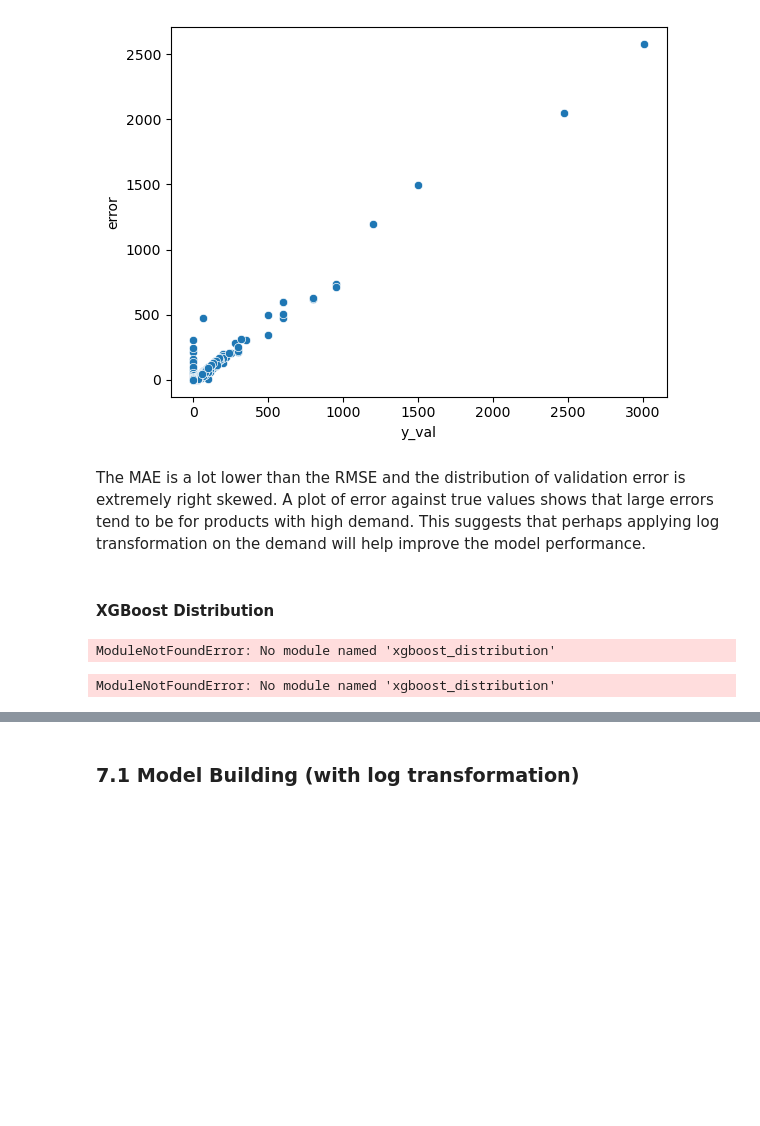
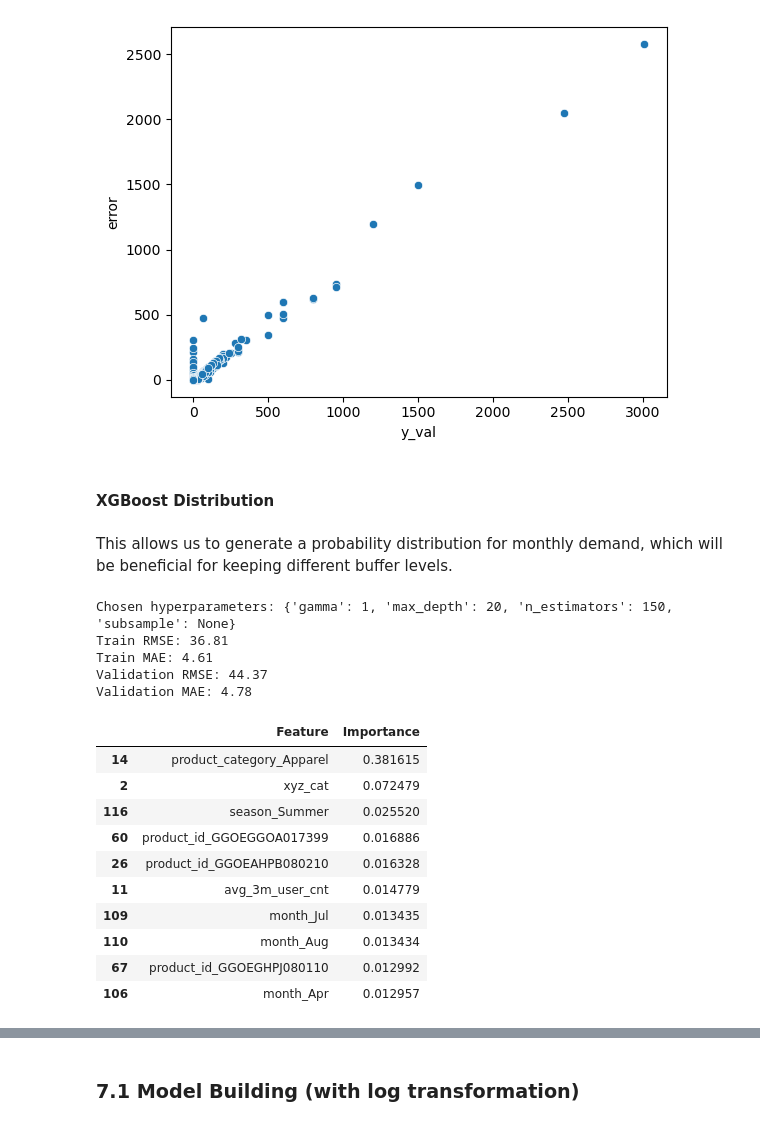
Before and after one commit to woobrandon/DSA3101-Potato-Wedges, a Jupyter notebook: SubgroupB/DemandForecasting.ipynb, the cells around one changed output, grey strips where cells are left out. Cells and saved outputs as stored; diff of their text form; code cells hidden in the pictures; blank space fills up the shorter version.

```diff
--- a/SubgroupB/DemandForecasting.ipynb
+++ b/SubgroupB/DemandForecasting.ipynb
@@ -792,7 +673,7 @@ sns.scatterplot(data = error_qty_df, x = 'y_val', y = 'error')
 # %% [output]
 <Axes: xlabel='y_val', ylabel='error'>
 [figure]
-# %% [markdown]
-The MAE is a lot lower than the RMSE and the distribution of validation error is extremely right skewed. A plot of error against true values shows that large errors tend to be for products with high demand. This suggests that perhaps applying log transformation on the demand will help improve the model performance.
 # %% [markdown]
 #### XGBoost Distribution
+# %% [markdown]
+This allows us to generate a probability distribution for monthly demand, which will be beneficial for keeping different buffer levels.
@@ -799,47 +685,59 @@ The MAE is a lot lower than the RMSE and the distribution of validation error is
 # %%
-from xgboost_distribution import XGBDistribution
-
 param_grid = {
-    'max_depth': [15, 20, 25],
-    'colsample_bytree': [0.7, 0.8, 0.9],
-    'subsample': [0.7, 0.8, 0.9],
-    'n_estimators': [150, 200]
+    'max_depth': [20, 25],
+    'subsample': [0.8, None],
+    'n_estimators': [150, 200],
+    'gamma': [0.9, 0.95, 1]
 }
 
-xgbd = XGBDistribution(distribution = 'negative_binomial', random_state = 123, objective = "reg:squarederror")
+xgbd = XGBDistribution(distribution = 'poisson', random_state = 123, gamma = 0.95, reg_lambda = 5, learning_rate = 0.01)
 
 xgbd_grid_search = GridSearchCV(estimator = xgbd, param_grid = param_grid,
-                          cv = 5, n_jobs = -1, verbose = 2, scoring = rmse_scorer)
+                          cv = 5, n_jobs = -1, verbose = 2, scoring = rmse_scorer_xgbd)
 xgbd_grid_search.fit(X_train_rfecv, y_train)
-# %% [output]
-ModuleNotFoundError: No module named 'xgboost_distribution'
 # %%
-from xgboost_distribution import XGBDistribution
+# xgbd_best_model = XGBDistribution(distribution = 'poisson', random_state = 123,
+#                                   gamma = 1, reg_lambda = 5,
+#                                   learning_rate = 0.01, max_depth = 20, n_estimators = 150, subsample = None)
+# xgbd_best_model.fit(X_train_rfecv, y_train)
 
-xgbd_best_model = XGBDistribution(distribution = 'negative_binomial', random_state = 123, objective = "reg:squarederror",
-                                  colsample_by_tree = 0.7, gamma = 0.95, reg_lambda = 5,
-                                  learning_rate = 0.01, max_depth = 20, n_estimators = 200, subsample = 0.8)
-xgbd_best_model.fit(X_train_rfecv, y_train)
+print(f'Chosen hyperparameters: {xgbd_grid_search.best_params_}')
+# print(f'Preset hyperparameters: {xgbd.get_params()}')
+xgbd_best_model = xgbd_grid_search.best_estimator_
+# print(xgbd_best_model_cv.get_params())
+# print(xgbd_best_model.get_params())
 
-# print(f'Chosen hyperparameters: {xgbd_grid_search.best_params_}')
-# xgbd_best_model = xgbd_grid_search.best_estimator_
-
-y_train_pred = xgbd_best_model.predict(X_train_rfecv)[:,0]
+y_train_pred = xgbd_best_model.predict(X_train_rfecv)[0]
 train_errors = abs(y_train - y_train_pred)
 print(f'Train RMSE: {round(mean_squared_error(y_train, y_train_pred, squared = False), 2)}')
 print(f'Train MAE: {round(np.mean(abs(y_train - y_train_pred)), 2)}')
 
 
-y_val_pred = xgbd_best_model.predict(X_val_rfecv)[:,0]
+y_val_pred = xgbd_best_model.predict(X_val_rfecv)[0]
 val_errors = abs(y_val - y_val_pred)
 print(f'Validation RMSE: {round(mean_squared_error(y_val, y_val_pred, squared = False), 2)}')
 print(f'Validation MAE: {round(np.mean(abs(y_val - y_val_pred)), 2)}')
 
 importance_xgbd_df = pd.DataFrame({
     'Feature': X_train_rfecv.columns,
     'Importance': xgbd_best_model.feature_importances_
 })
 
 importance_xgbd_df.sort_values(by='Importance', ascending=False)[:10]
 # %% [output]
-ModuleNotFoundError: No module named 'xgboost_distribution'
+Chosen hyperparameters: {'gamma': 1, 'max_depth': 20, 'n_estimators': 150, 'subsample': None}
+Train RMSE: 36.81
+Train MAE: 4.61
+Validation RMSE: 44.37
+Validation MAE: 4.78
+|  | Feature | Importance |
+| 14 | product_category_Apparel | 0.381615 |
+| 2 | xyz_cat | 0.072479 |
+| 116 | season_Summer | 0.025520 |
+| 60 | product_id_GGOEGGOA017399 | 0.016886 |
+| 26 | product_id_GGOEAHPB080210 | 0.016328 |
+| 11 | avg_3m_user_cnt | 0.014779 |
+| 109 | month_Jul | 0.013435 |
+| 110 | month_Aug | 0.013434 |
+| 67 | product_id_GGOEGHPJ080110 | 0.012992 |
+| 106 | month_Apr | 0.012957 |
```
Also changed, not shown: parts of 18 cells of this notebook.
